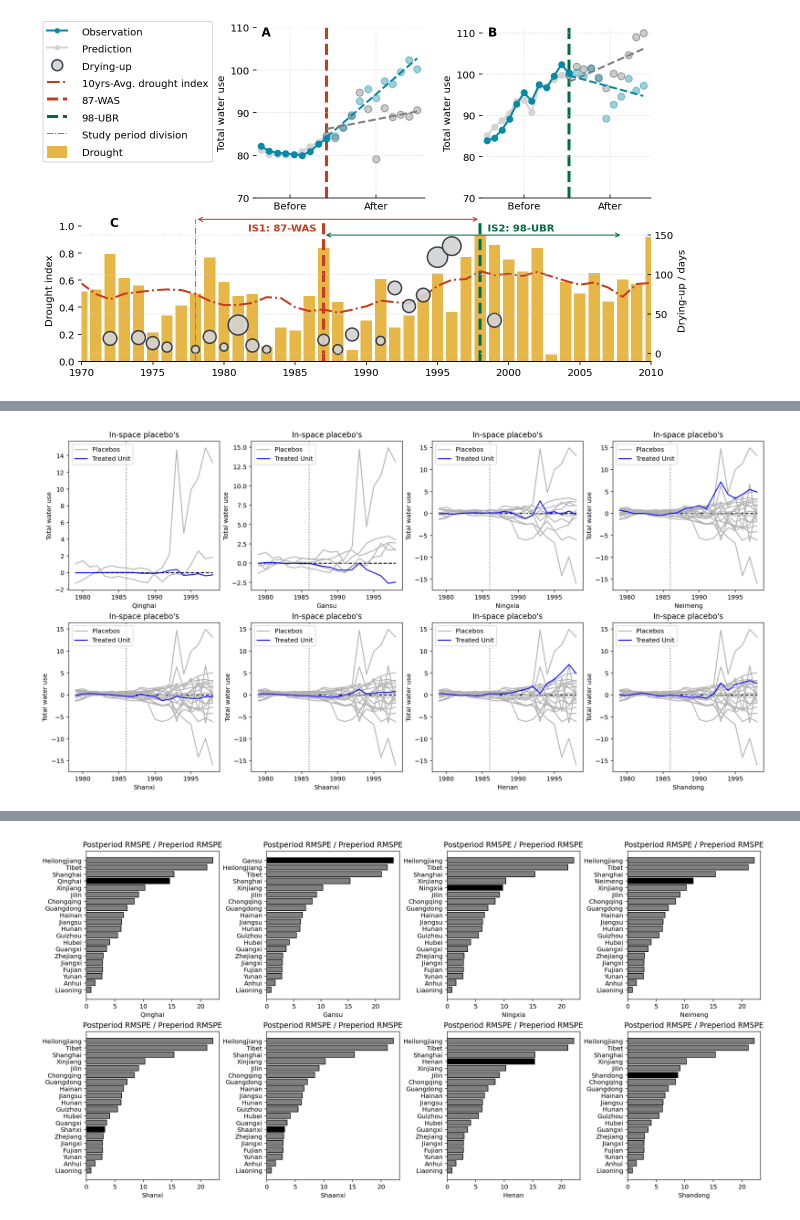
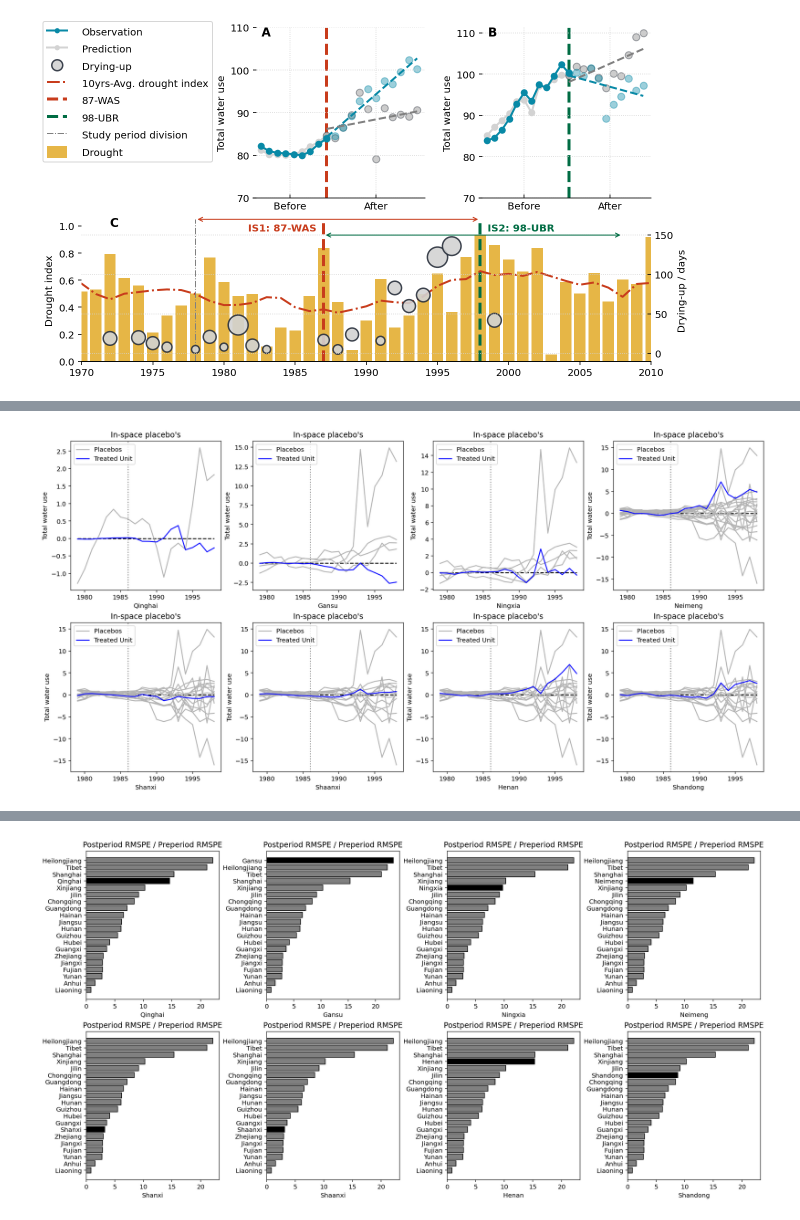
Before and after one commit to SongshGeo/Water-Allocation-Institution, a Jupyter notebook: notebooks/04_ContextPlotting.ipynb, the cells around one changed output, grey strips where cells are left out. Drawn from its saved outputs; the diff is of its cells as text; code cells hidden in the pictures.

```diff
--- a/notebooks/04_ContextPlotting.ipynb
+++ b/notebooks/04_ContextPlotting.ipynb
@@ -270,4 +271,5 @@ exp87.panel_plots()
 # %%
-exp87.panel_plots('in-space placebo')
+exp87.panel_plots('in-space placebo', in_space_exclusion_multiple=3)
+plt.savefig("figs/outputs/87placebo.pdf", format='pdf')
 # %% [output]
-[figure, old version]
+[figure, new version]
```
Also changed, not shown: parts of 14 cells of this notebook, 27 other files.
